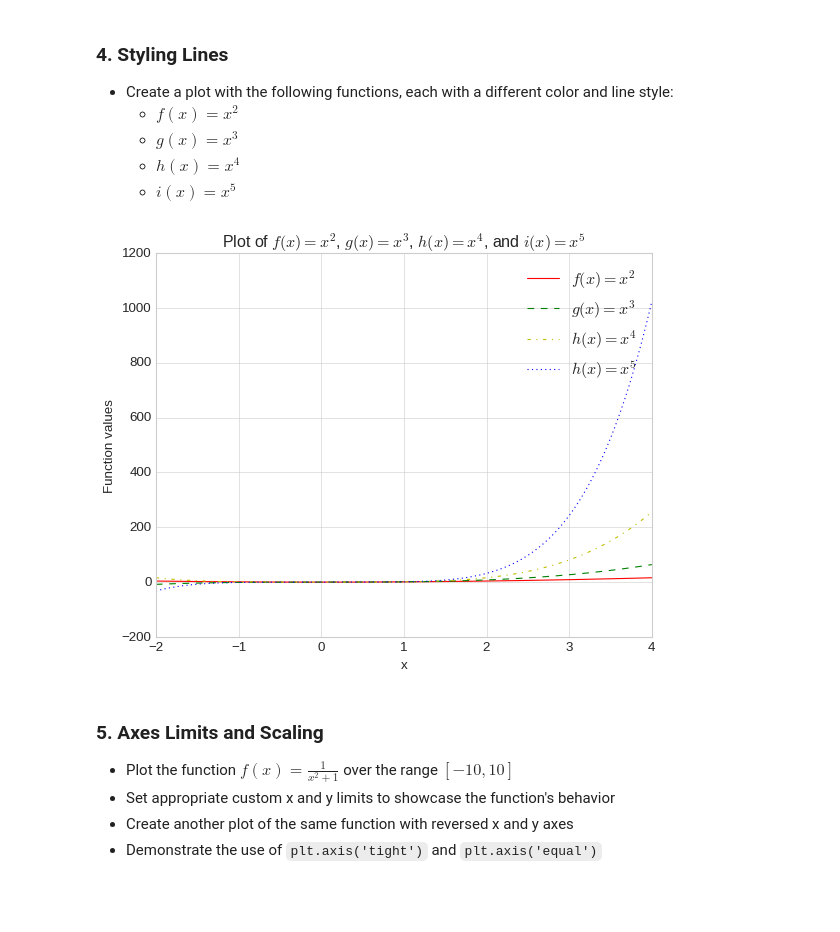
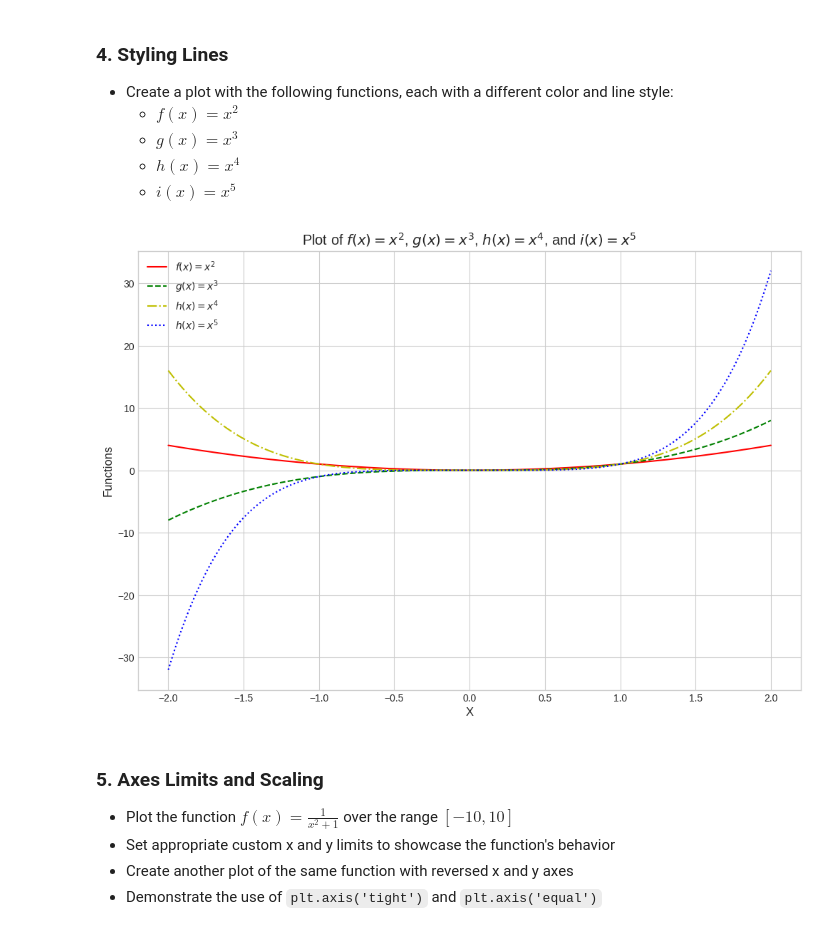
Before and after one commit to kamangirkhan/Data110, a Jupyter notebook: ArashNateghian_week3_data110_assignment.ipynb, the cells around one changed output. Saved outputs shown, nothing was run; the diff lists cells and outputs as text; code cells hidden in the pictures; blank space fills up the shorter version.

```diff
--- a/ArashNateghian_week3_data110_assignment.ipynb
+++ b/ArashNateghian_week3_data110_assignment.ipynb
@@ -72,33 +75,29 @@ plt.show()
 # %%
 def f(x): return x**2
 def g(x): return x**3
 def h(x): return x**4
 def i(x): return x**5
 
-x = np.linspace (-2, 4, 400)
-
+x = np.linspace (-2, 2, 400)
 y_f = f(x)
 y_g = g(x)
 y_h = h(x)
 y_i = i(x)
 
-# Create the plot
-plt.figure(figsize=(8, 6))
-
+plt.figure(figsize=(12, 8))
 plt.plot(x, y_f, label=r'$f(x) = x^2$', color='r', linestyle='-')
 plt.plot(x, y_g, label=r'$g(x) = x^3$', color='g', linestyle='--')
 plt.plot(x, y_h, label=r'$h(x) = x^4$', color='y', linestyle='-.')
 plt.plot(x, y_i, label=r'$h(x) = x^5$', color='b', linestyle=':')
 
-plt.xlabel('x')
-plt.ylabel('Function values')
+plt.xlabel('X')
+plt.ylabel('Functions')
 plt.title('Plot of $f(x) = x^2$, $g(x) = x^3$, $h(x) = x^4$, and $i(x) = x^5$')
 
 plt.legend()
-
 plt.show()
 # %% [output]
-[figure, old version]
+[figure, new version]
 # %% [markdown]
 ### 5. Axes Limits and Scaling
 - Plot the function $f(x) = \frac{1}{x^2 + 1}$ over the range $[-10, 10]$
```
Also changed, not shown: parts of 10 cells of this notebook.
